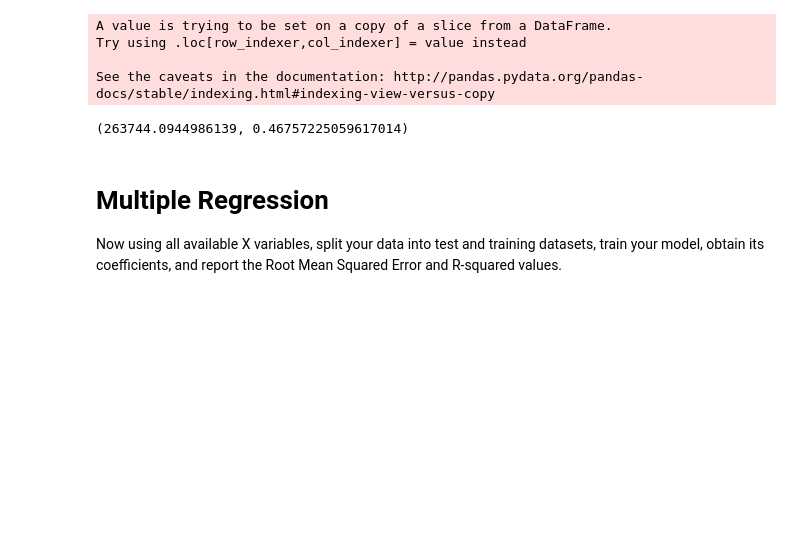
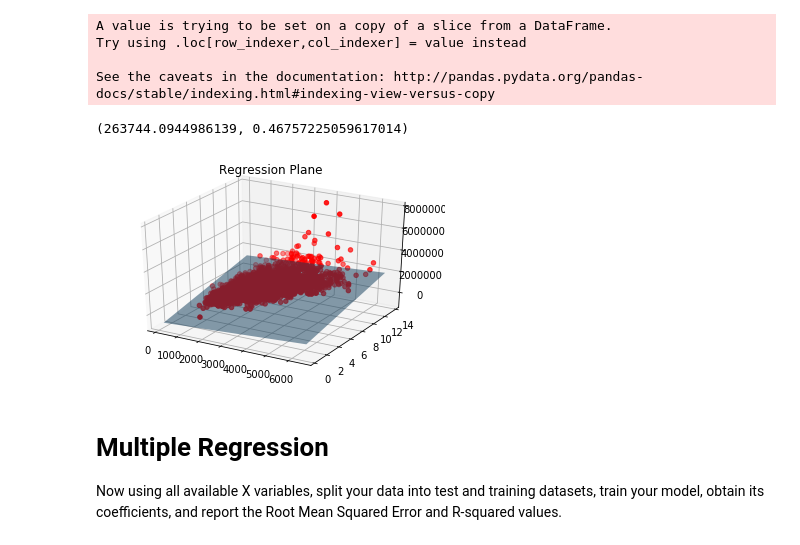
Before and after one commit to LambdaSchool/DS-Unit-2-Sprint-2-Regression, a Jupyter notebook: module1-ols-regression/linear-regression-assignment.ipynb, the cells around one changed output. Drawn from its saved outputs; the diff is of its cells as text; code cells hidden in the pictures; blank space fills up the shorter version.

Commit message:
added 3d best_plane_fit plot

```diff
--- a/module1-ols-regression/linear-regression-assignment.ipynb
+++ b/module1-ols-regression/linear-regression-assignment.ipynb
@@ -105,6 +105,34 @@ r2 = r2_score(y_train, X_train2[['predictions']])
 rmse, r2
 # %% [output]
 (263744.0944986139, 0.46757225059617014)
+# %%
+beta_0 = model.intercept_
+beta_i = model.coef_
+# %%
+from mpl_toolkits.mplot3d import Axes3D
+
+fig = plt.figure()
+ax = fig.add_subplot(111, projection='3d')
+
+# Plot Points on 3D plot
+ax.scatter(X_train2['sqft_living15'], X_train2['grade'], y_train,c='red')
+
+# Set axes to size of scatter data
+x1 = np.array(ax.get_xlim())
+y1 = np.array(ax.get_ylim())
+xx, yy = np.meshgrid(x1,y1)
+zz = beta_i[0]*xx + beta_i[1]*yy + beta_0
+
+# Plot Plane
+plt3d = plt.gca(projection='3d')
+
+# Add Opacity to Plane
+plt3d.plot_surface(xx, yy, zz,alpha=0.5)
+plt.title("Regression Plane")
+
+plt.show()
+# %% [output]
+[figure, added]
 # %% [markdown]
 # Multiple Regression
 
```
